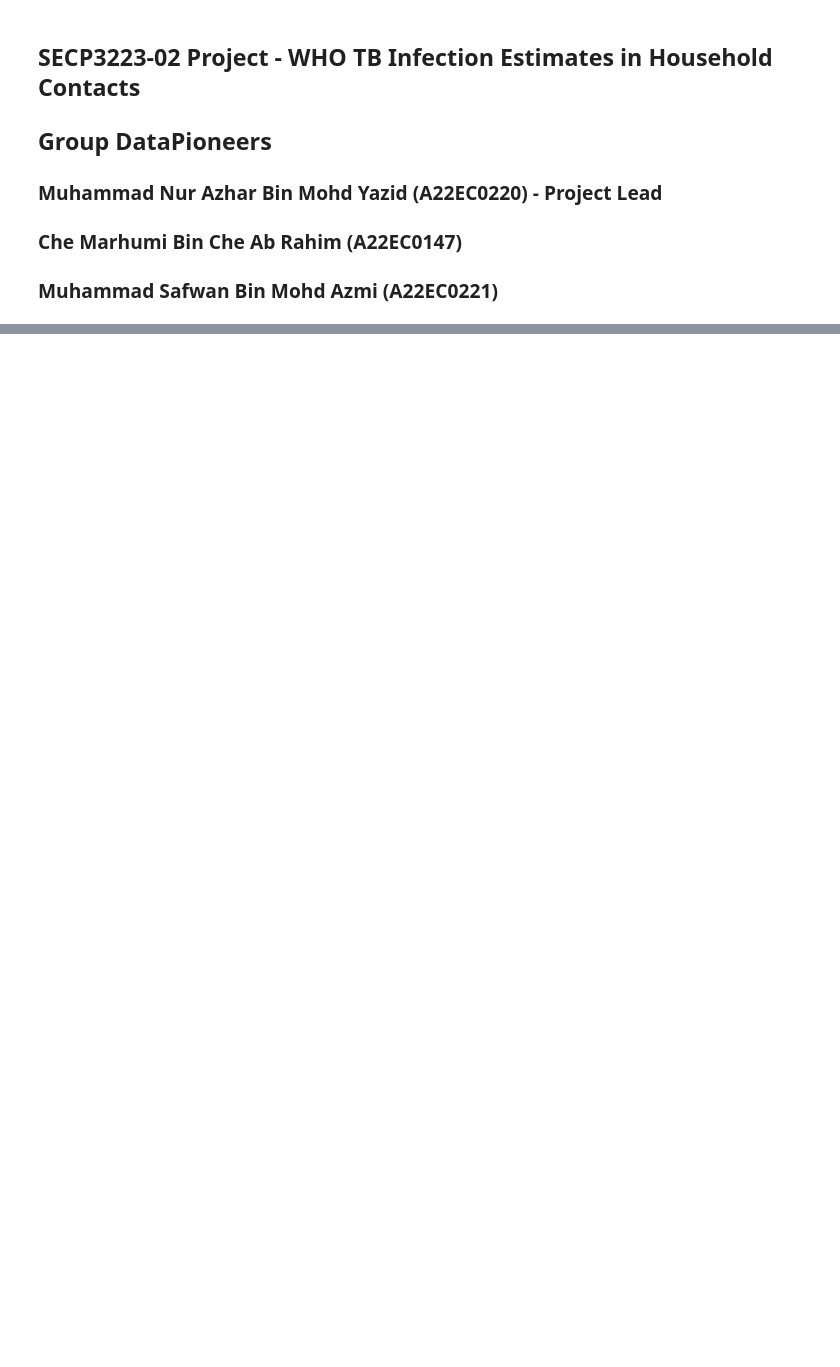
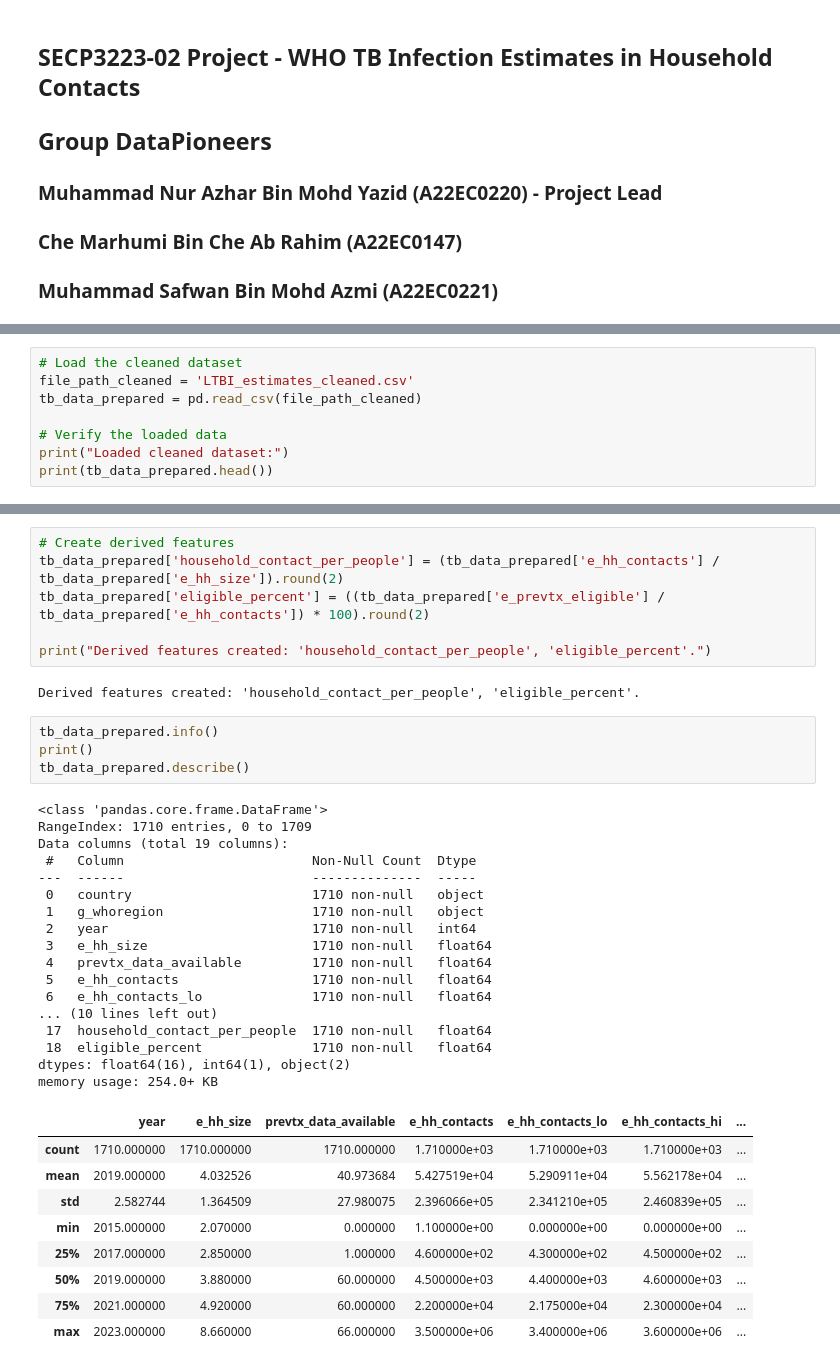
Before and after one commit to mnazhar13/DataAnalyticsProject, a Jupyter notebook: LTBI-estimates-Workbook.ipynb, the cells around one changed output, grey strips where cells are left out. Cells and saved outputs as stored; diff of their text form; blank space fills up the shorter version.

```diff
--- a/LTBI-estimates-Workbook.ipynb
+++ b/LTBI-estimates-Workbook.ipynb
@@ -243,0 +175,8 @@ plt.show()
+# %%
+# Load the cleaned dataset
+file_path_cleaned = 'LTBI_estimates_cleaned.csv'
+tb_data_prepared = pd.read_csv(file_path_cleaned)
+
+# Verify the loaded data
+print("Loaded cleaned dataset:")
+print(tb_data_prepared.head())
@@ -243,0 +207,39 @@ plt.show()
+# %%
+# Create derived features
+tb_data_prepared['household_contact_per_people'] = (tb_data_prepared['e_hh_contacts'] / tb_data_prepared['e_hh_size']).round(2)
+tb_data_prepared['eligible_percent'] = ((tb_data_prepared['e_prevtx_eligible'] / tb_data_prepared['e_hh_contacts']) * 100).round(2)
+
+print("Derived features created: 'household_contact_per_people', 'eligible_percent'.")
+# %% [output]
+Derived features created: 'household_contact_per_people', 'eligible_percent'.
+# %%
+tb_data_prepared.info()
+print()
+tb_data_prepared.describe()
+# %% [output]
+<class 'pandas.core.frame.DataFrame'>
+RangeIndex: 1710 entries, 0 to 1709
+Data columns (total 19 columns):
+ #   Column                        Non-Null Count  Dtype
+---  ------                        --------------  -----
+ 0   country                       1710 non-null   object
+ 1   g_whoregion                   1710 non-null   object
+ 2   year                          1710 non-null   int64
+ 3   e_hh_size                     1710 non-null   float64
+ 4   prevtx_data_available         1710 non-null   float64
+ 5   e_hh_contacts                 1710 non-null   float64
+ 6   e_hh_contacts_lo              1710 non-null   float64
+... (10 lines left out)
+ 17  household_contact_per_people  1710 non-null   float64
+ 18  eligible_percent              1710 non-null   float64
+dtypes: float64(16), int64(1), object(2)
+memory usage: 254.0+ KB
+|  | year | e_hh_size | prevtx_data_available | e_hh_contacts | e_hh_contacts_lo | e_hh_contacts_hi | ... |
+| count | 1710.000000 | 1710.000000 | 1710.000000 | 1.710000e+03 | 1.710000e+03 | 1.710000e+03 | ... |
+| mean | 2019.000000 | 4.032526 | 40.973684 | 5.427519e+04 | 5.290911e+04 | 5.562178e+04 | ... |
+| std | 2.582744 | 1.364509 | 27.980075 | 2.396066e+05 | 2.341210e+05 | 2.460839e+05 | ... |
+| min | 2015.000000 | 2.070000 | 0.000000 | 1.100000e+00 | 0.000000e+00 | 0.000000e+00 | ... |
+| 25% | 2017.000000 | 2.850000 | 1.000000 | 4.600000e+02 | 4.300000e+02 | 4.500000e+02 | ... |
+| 50% | 2019.000000 | 3.880000 | 60.000000 | 4.500000e+03 | 4.400000e+03 | 4.600000e+03 | ... |
+| 75% | 2021.000000 | 4.920000 | 60.000000 | 2.200000e+04 | 2.175000e+04 | 2.300000e+04 | ... |
+| max | 2023.000000 | 8.660000 | 66.000000 | 3.500000e+06 | 3.400000e+06 | 3.600000e+06 | ... |
```
Also changed, not shown: parts of 50 cells of this notebook, 4 other files.
